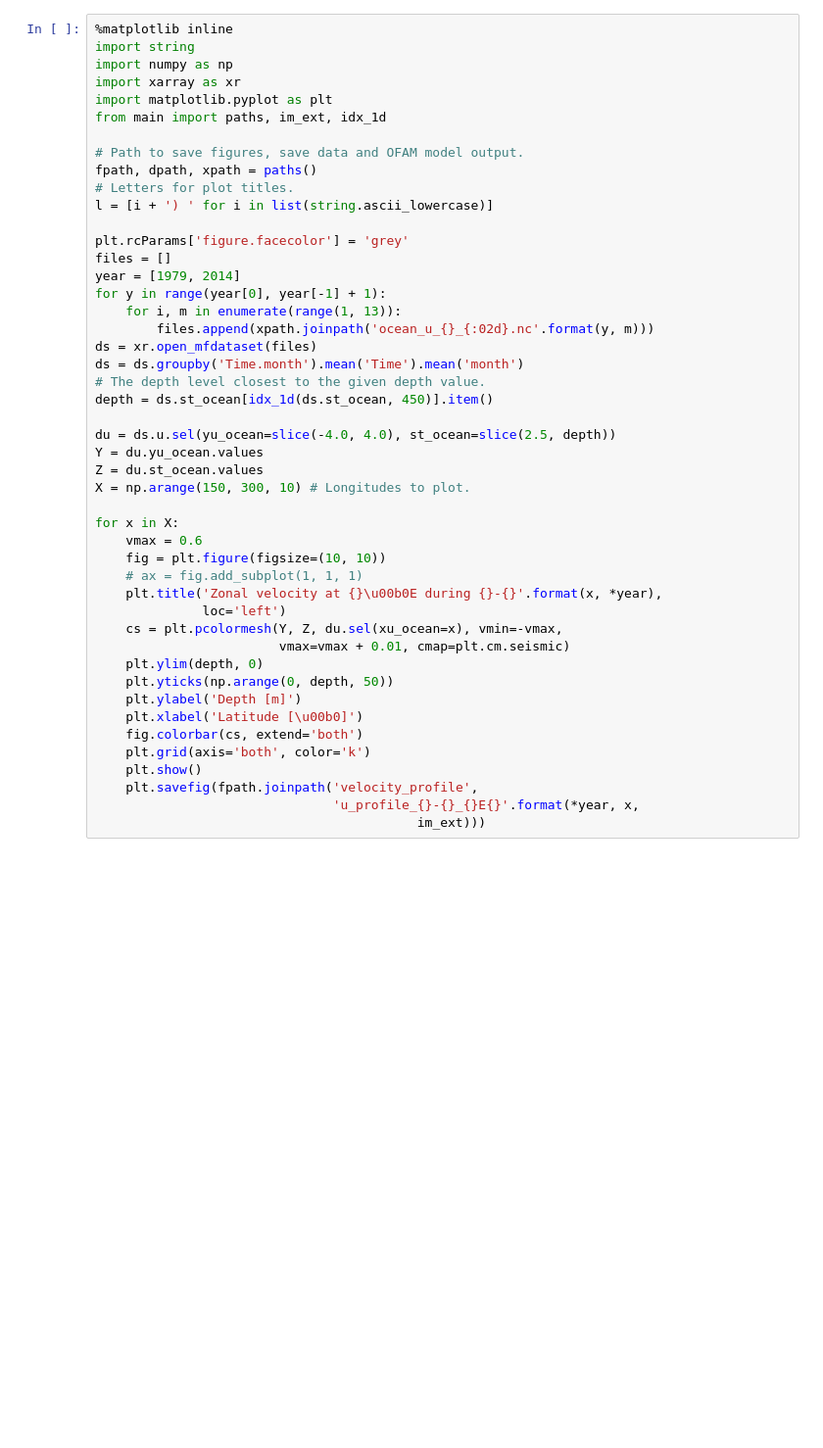
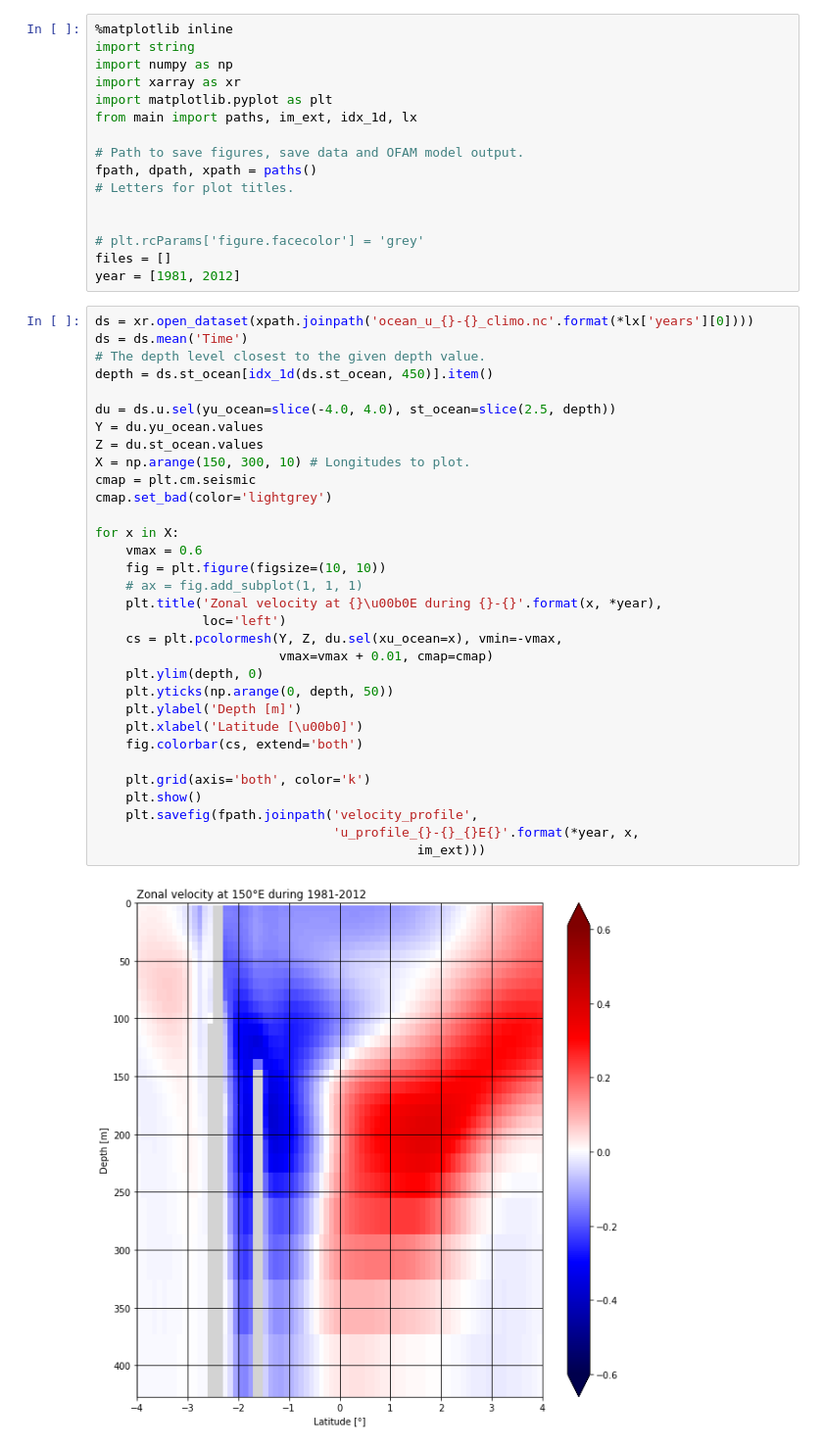
Before and after one commit to stellema/euc_particles, a Jupyter notebook: scripts/velocity_profile.ipynb, the cells around one changed output. Shown at 98% size. Drawn from its saved outputs; the diff is of its cells as text; blank space fills up the shorter version.

```diff
--- a/scripts/velocity_profile.ipynb
+++ b/scripts/velocity_profile.ipynb
@@ -1,48 +1,50 @@
+# %%
+%matplotlib inline
+import string
+import numpy as np
+import xarray as xr
+import matplotlib.pyplot as plt
+from main import paths, im_ext, idx_1d, lx
+
+# Path to save figures, save data and OFAM model output.
+fpath, dpath, xpath = paths()
+# Letters for plot titles.
+
+
+# plt.rcParams['figure.facecolor'] = 'grey'
+files = []
+year = [1981, 2012]
 # %%
-%matplotlib inline
-import string
-import numpy as np
-import xarray as xr
-import matplotlib.pyplot as plt
-from main import paths, im_ext, idx_1d
-
-# Path to save figures, save data and OFAM model output.
-fpath, dpath, xpath = paths()
-# Letters for plot titles.
-l = [i + ') ' for i in list(string.ascii_lowercase)]
-
-plt.rcParams['figure.facecolor'] = 'grey'
-files = []
-year = [1979, 2014]
-for y in range(year[0], year[-1] + 1):
-    for i, m in enumerate(range(1, 13)):
-        files.append(xpath.joinpath('ocean_u_{}_{:02d}.nc'.format(y, m)))
-ds = xr.open_mfdataset(files)
-ds = ds.groupby('Time.month').mean('Time').mean('month')
+ds = xr.open_dataset(xpath.joinpath('ocean_u_{}-{}_climo.nc'.format(*lx['years'][0])))
+ds = ds.mean('Time')
 # The depth level closest to the given depth value.
 depth = ds.st_ocean[idx_1d(ds.st_ocean, 450)].item()
 
 du = ds.u.sel(yu_ocean=slice(-4.0, 4.0), st_ocean=slice(2.5, depth))
 Y = du.yu_ocean.values
 Z = du.st_ocean.values
 X = np.arange(150, 300, 10) # Longitudes to plot.
+cmap = plt.cm.seismic
+cmap.set_bad(color='lightgrey')
 
 for x in X:
     vmax = 0.6
     fig = plt.figure(figsize=(10, 10))
     # ax = fig.add_subplot(1, 1, 1)
     plt.title('Zonal velocity at {}\u00b0E during {}-{}'.format(x, *year),
               loc='left')
     cs = plt.pcolormesh(Y, Z, du.sel(xu_ocean=x), vmin=-vmax,
-                        vmax=vmax + 0.01, cmap=plt.cm.seismic)
+                        vmax=vmax + 0.01, cmap=cmap)
     plt.ylim(depth, 0)
     plt.yticks(np.arange(0, depth, 50))
     plt.ylabel('Depth [m]')
     plt.xlabel('Latitude [\u00b0]')
     fig.colorbar(cs, extend='both')
+
     plt.grid(axis='both', color='k')
     plt.show()
     plt.savefig(fpath.joinpath('velocity_profile',
                                'u_profile_{}-{}_{}E{}'.format(*year, x,
                                           im_ext)))
 # %% [output]
+[figure, added]
```
Also changed, not shown: parts of 5 cells of this notebook, 22 other files.
